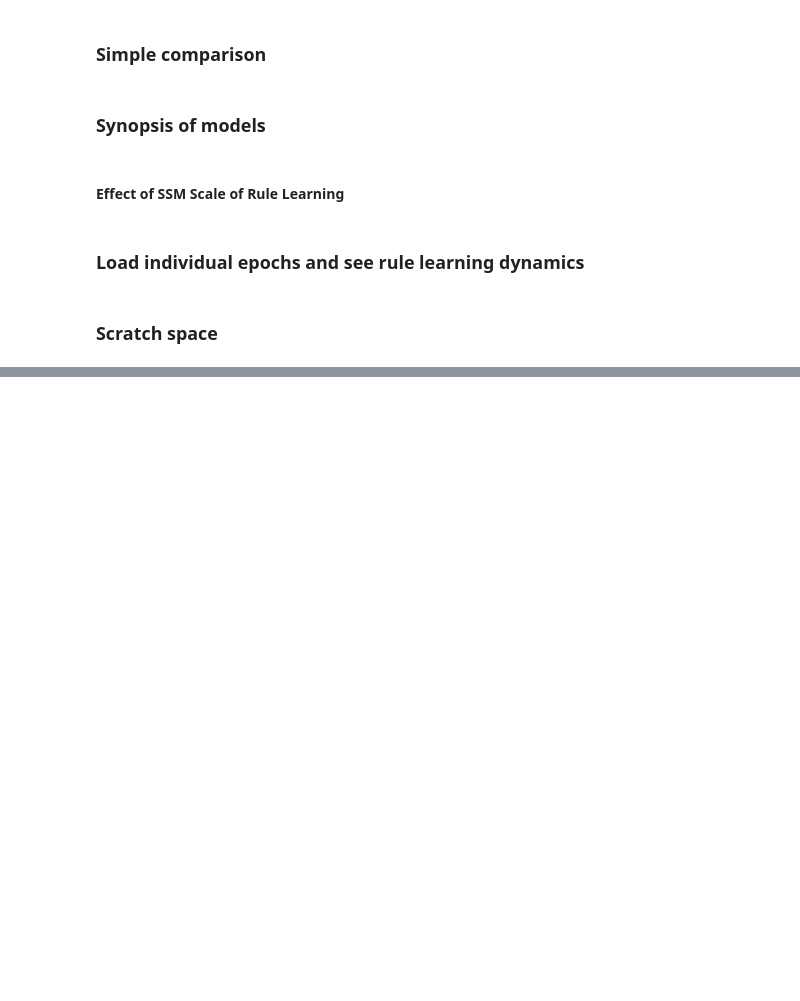
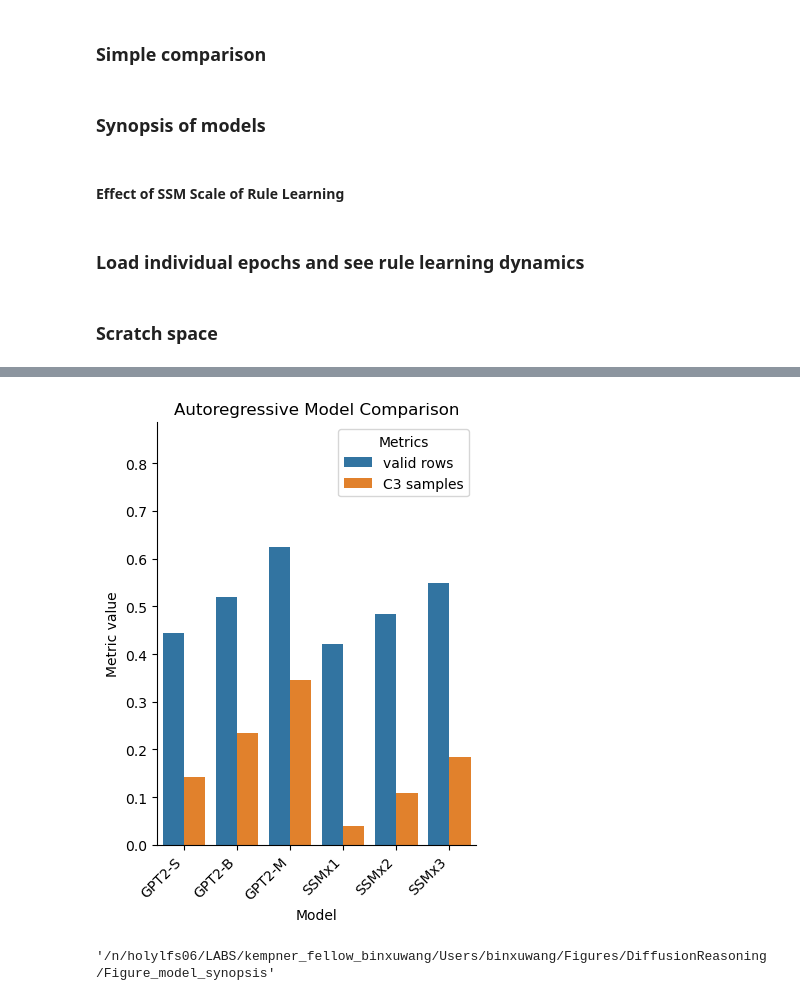
Before and after one commit to Animadversio/DiffusionReasoning, a Jupyter notebook: notebooks/Autoregressive_model_Family_final_synopsis.ipynb, the cells around one changed output, grey strips where cells are left out. Cells and saved outputs as stored; diff of their text form; code cells hidden in the pictures; blank space fills up the shorter version.

Commit message:
Add final synopsis

```diff
--- a/notebooks/Autoregressive_model_Family_final_synopsis.ipynb
+++ b/notebooks/Autoregressive_model_Family_final_synopsis.ipynb
@@ -689,0 +692,3 @@ figh = visualize_train_heldout_rule(epoch_list, rule_cnt_mat, heldout_id,
+# %%
+syndf_GPT = pd.read_csv(join(tabdir, "GPT_raven_tensorboard_data_last10.csv"), index_col=0)
+syndf_SSM = pd.read_csv(join(tabdir, "SSM_raven_tensorboard_data_last10.csv"), index_col=0)
@@ -689,0 +704,19 @@ figh = visualize_train_heldout_rule(epoch_list, rule_cnt_mat, heldout_id,
+# %%
+syndf_SSM["heldout"] = syndf_SSM.index.map(lambda x: "_heldout0" in x)
+syndf_SSM["uncond"] = syndf_SSM.index.map(lambda x: "uncond" in x)
+syndf_SSM["scale"] = syndf_SSM.index.map(lambda x: "SSMx1" if "base" in x else
+                                                   "SSMx2" if "medium" in x else
+                                                   "SSMx3" if "big" in x else
+                                                   "SSMx4" if "huge" in x else
+                                                   None)
+syndf_SSM["dataset_size"] = 0.16
+syndf_SSM["Val/C23"] = syndf_SSM["Val/C2"] + syndf_SSM["Val/C3"]
+syndf_SSM["Val/C23_abinit"] = syndf_SSM["Val/C2_abinit"] + syndf_SSM["Val/C3_abinit"]
+syndf_SSM["model_class"] = "Mamba"
+# %%
+syndf_AR = pd.concat([syndf_GPT, syndf_SSM])
+syndf_AR.to_csv(join(tabdir, "Autoregressive_raven_tensorboard_data_last10.csv"))
+# %%
+# only show columns wihtout std in it
+finalplot_tab = syndf_AR.query("heldout == True and uncond == True and dataset_size == 0.16 and step != 257499 and step != 429999").loc[:, ~syndf_AR.columns.str.contains("std")]
+finalplot_tab
@@ -689,0 +732,29 @@ figh = visualize_train_heldout_rule(epoch_list, rule_cnt_mat, heldout_id,
+# %%
+plot_data = finalplot_tab[['scale', 'Val/AnyValid_abinit', 'Val/C3_abinit', ]]#'''r2_ratio'
+# remove the row with "EDMx2*" model
+plot_data = plot_data[plot_data['scale'] != 'EDMx2*']
+# rename column names valid -> valid row, C3 -> C3 sample
+plot_data.columns = ['model', 'valid rows', 'C3 samples']
+# Melting the data to long format suitable for sns.barplot
+plot_data_melted = plot_data.melt(id_vars=['model'], var_name='Metric', value_name='Value')
+# Creating the bar plot
+plt.figure(figsize=(4, 5.5))
+bar_plot = sns.barplot(x='model', y='Value', hue='Metric', data=plot_data_melted,
+                       order=["GPT2-S", "GPT2-B", "GPT2-M", "SSMx1", "SSMx2", "SSMx3"],)
+                       #order=["GPT2CmbEmb_base", "GPT2_base", "GPT2_medium", "Mamba_base", "mamba_medium", "mamba_big"])
+plt.title('Autoregressive Model Comparison')
+plt.xlabel('Model')
+plt.ylabel('Metric value')
+plt.xticks(rotation=45, ha='right')
+plt.legend(title='Metrics')
+# Show the plot
+plt.tight_layout()
+plt.ylim((0.0, 0.8858520528674125))
+saveallforms(synopsisdir, 'autoreg_abinit_model_comparison_barplot_ylim_new')
+plt.show()
+# %% [output]
+[figure, added]
+# %%
+synopsisdir
+# %% [output]
+'/n/holylfs06/LABS/kempner_fellow_binxuwang/Users/binxuwang/Figures/DiffusionReasoning/Figure_model_synopsis'
```
Also changed, not shown: parts of 5 cells of this notebook, 2 other files.
